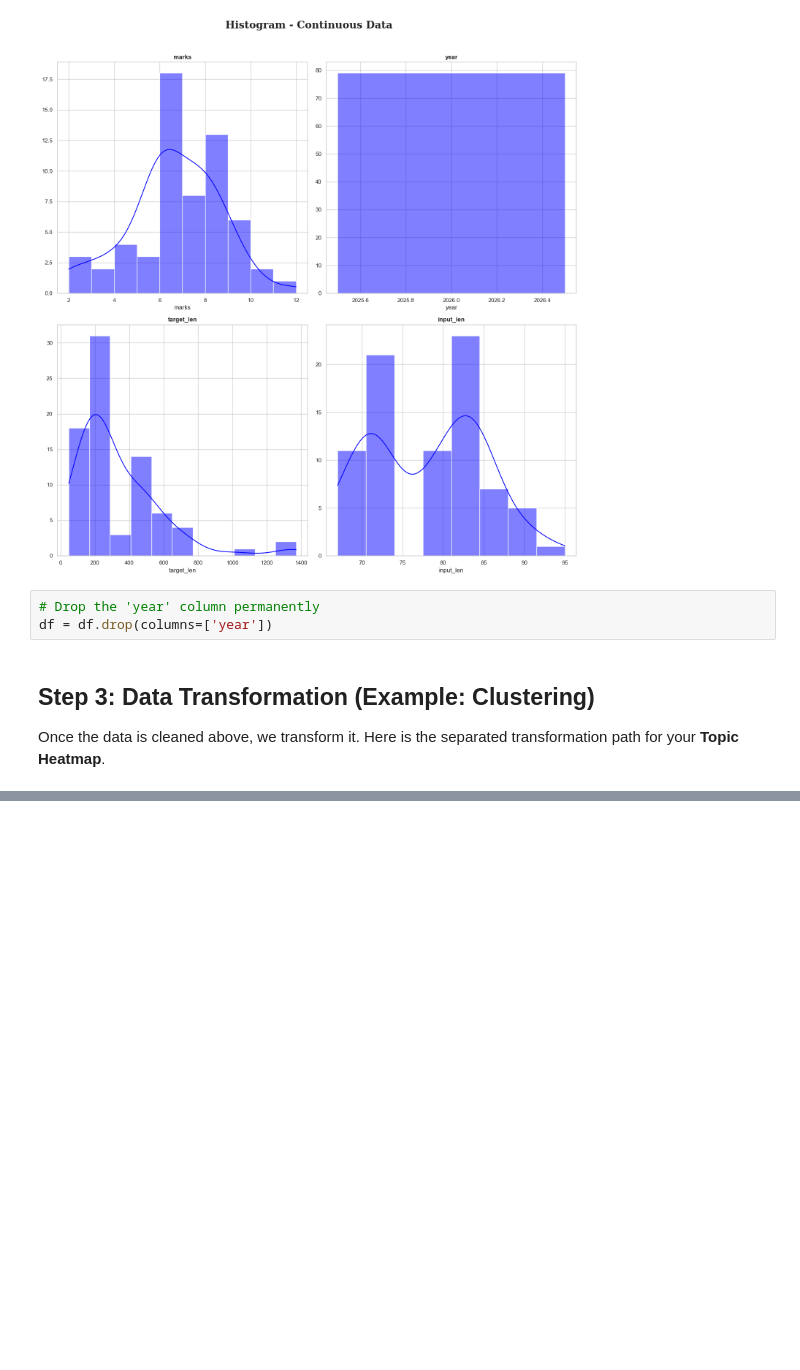
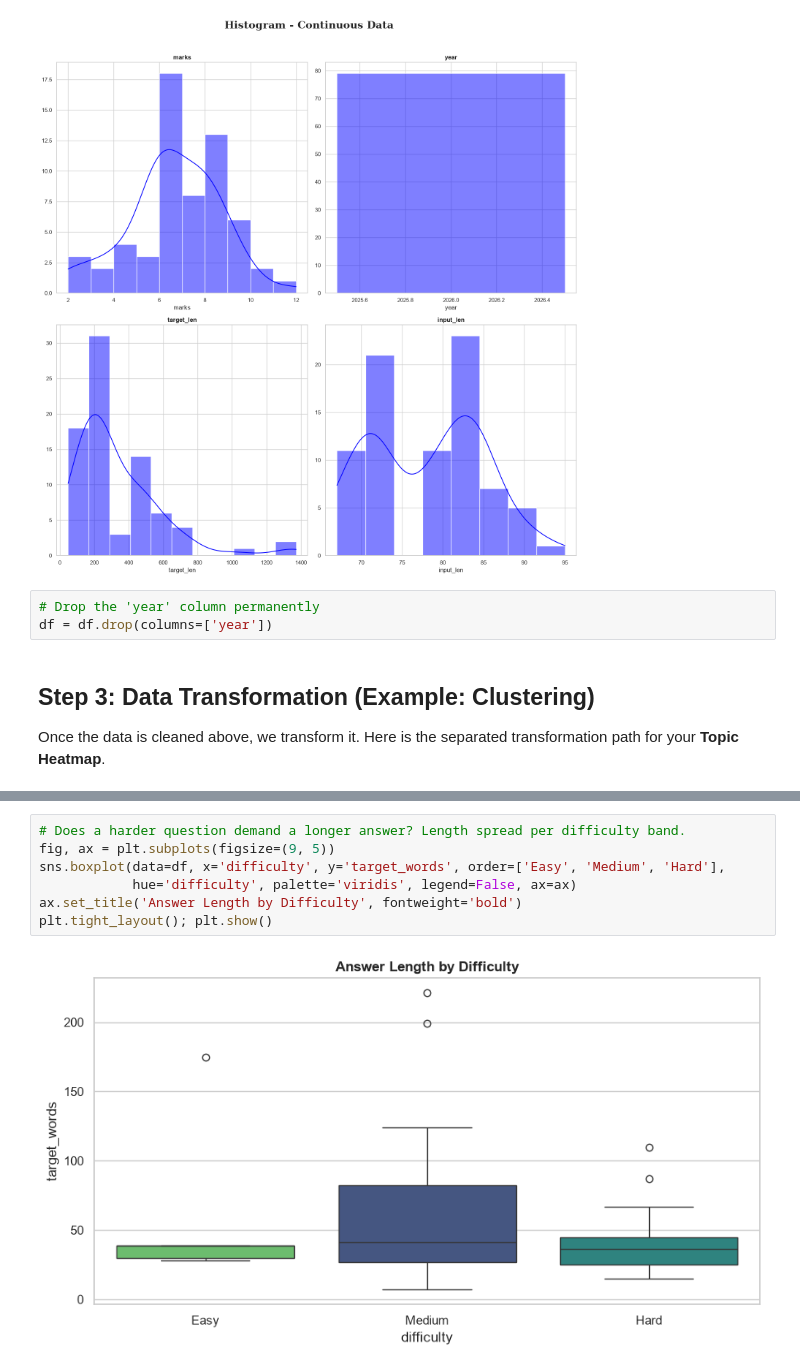
Before and after one commit to MeowMeow323/IntellBank, a Jupyter notebook: ai-service/data_exploration.ipynb, the cells around one changed output, grey strips where cells are left out. Cells and saved outputs as stored; diff of their text form; blank space fills up the shorter version.

```diff
--- a/ai-service/data_exploration.ipynb
+++ b/ai-service/data_exploration.ipynb
@@ -215,0 +303,9 @@ for i in range(5):
+# %%
+# Does a harder question demand a longer answer? Length spread per difficulty band.
+fig, ax = plt.subplots(figsize=(9, 5))
+sns.boxplot(data=df, x='difficulty', y='target_words', order=['Easy', 'Medium', 'Hard'],
+            hue='difficulty', palette='viridis', legend=False, ax=ax)
+ax.set_title('Answer Length by Difficulty', fontweight='bold')
+plt.tight_layout(); plt.show()
+# %% [output]
+[figure, added]
```
Also changed, not shown: parts of 16 cells of this notebook, 4 other files.
